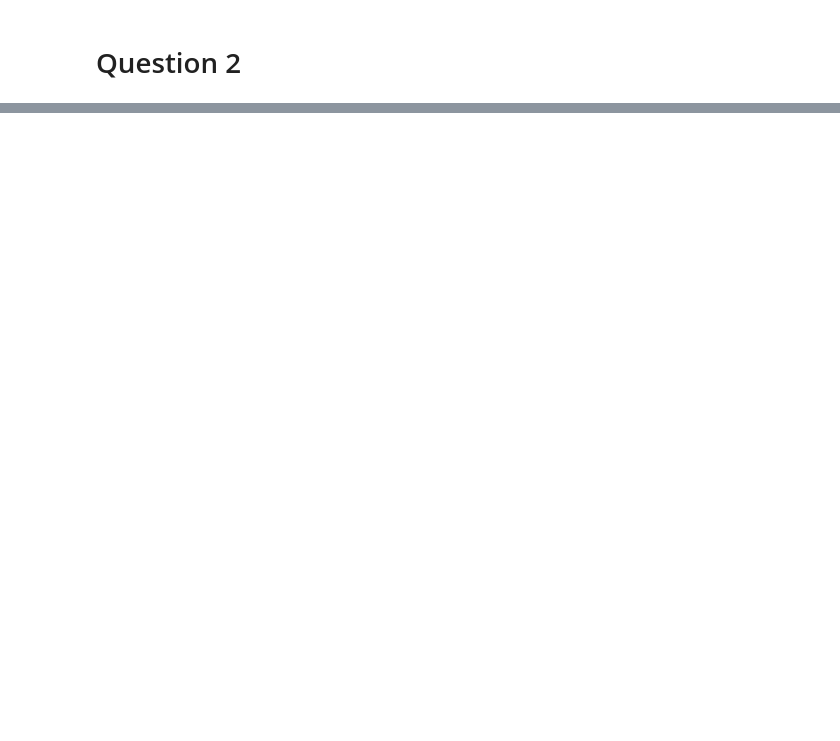
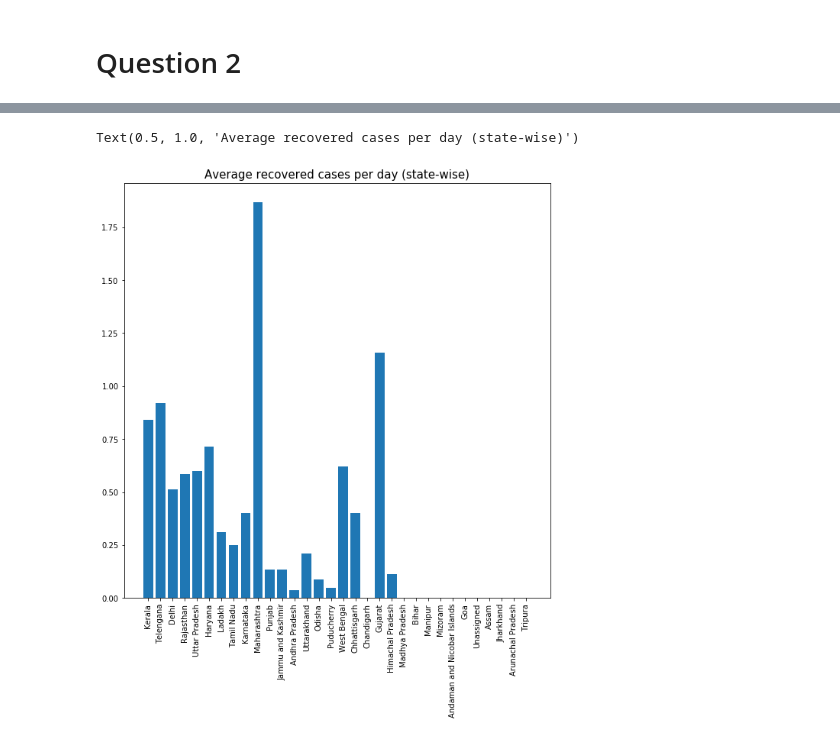
Before and after one commit to mew-two-github/CH5019_2020_GRP3, a Jupyter notebook: Question3/Question 3 analysis.ipynb, the cells around one changed output, grey strips where cells are left out. Saved outputs shown, nothing was run; the diff lists cells and outputs as text; code cells hidden in the pictures; blank space fills up the shorter version.

```diff
--- a/Question3/Question 3 analysis.ipynb
+++ b/Question3/Question 3 analysis.ipynb
@@ -2,12 +2,12 @@
 import pandas as pd
 import matplotlib.pyplot as plt
 import numpy as np
-AgeGroupDetails = pd.read_csv('./Dataset_Question3/AgeGroupDetails.csv')
-Covid_19_india = pd.read_csv('./Dataset_Question3/Covid_19_india.csv')
-HospitalBedsIndia = pd.read_csv('./Dataset_Question3/HospitalBedsIndia.csv')
-ICMRTestingDetails = pd.read_csv('./Dataset_Question3/ICMRTestingDetails.csv')
-IndividualDetails = pd.read_csv('./Dataset_Question3/IndividualDetails.csv')
-Population_india_census2011 = pd.read_csv('./Dataset_Question3/Population_india_census2011.csv')
+AgeGroupDetails = pd.read_csv('/home/surya/Desktop/Term project 2020/Dataset_Question3/AgeGroupDetails.csv')
+Covid_19_india = pd.read_csv('/home/surya/Desktop/Term project 2020/Dataset_Question3/covid_19_india.csv', parse_dates=['Date'], dayfirst=True)
+HospitalBedsIndia = pd.read_csv('/home/surya/Desktop/Term project 2020/Dataset_Question3/HospitalBedsIndia.csv')
+ICMRTestingDetails = pd.read_csv('/home/surya/Desktop/Term project 2020/Dataset_Question3/ICMRTestingDetails.csv',sep=r'\t', engine='python')
+IndividualDetails = pd.read_csv('/home/surya/Desktop/Term project 2020/Dataset_Question3/IndividualDetails.csv')
+Population_india_census2011 = pd.read_csv('/home/surya/Desktop/Term project 2020/Dataset_Question3/population_india_census2011.csv')
 # %% [markdown]
 <h1>Question 1</h1>
 # %%
@@ -81,0 +69,17 @@ Name: 0, dtype: object
+# %%
+unique_states=df['State/UnionTerritory'].unique()
+avg_rec_per_day=[]
+for state in unique_states:
+    rec_per_day=df['Cured'].loc[df['State/UnionTerritory']==state].diff()    # difference between the rows gives observations per day
+    filler=df.Cured.loc[df['State/UnionTerritory']==state].values[0]
+    rec_per_day.fillna(filler,inplace=True)
+    avg_rec_per_day.append(rec_per_day.mean())
+
+#plotting
+plt.figure(figsize=(10,10))
+plt.bar(unique_states,avg_rec_per_day)
+plt.xticks(unique_states,rotation=90)
+plt.title('Average recovered cases per day (state-wise)',fontsize=15)
+# %% [output]
+Text(0.5, 1.0, 'Average recovered cases per day (state-wise)')
+[figure, added]
```
Also changed, not shown: parts of 21 cells of this notebook.
